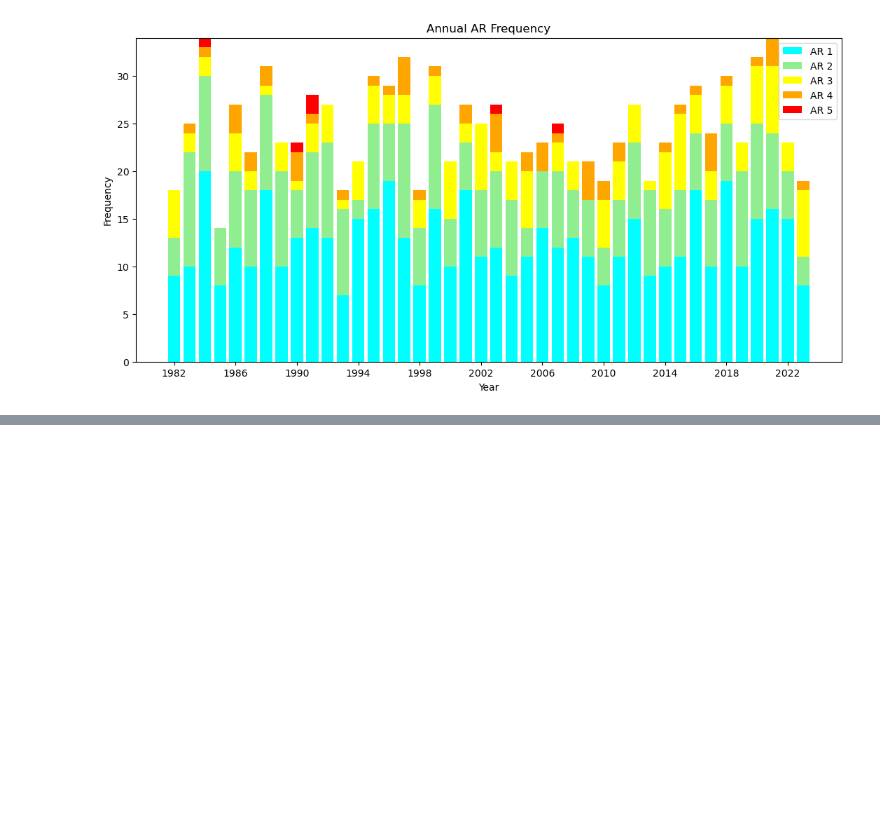
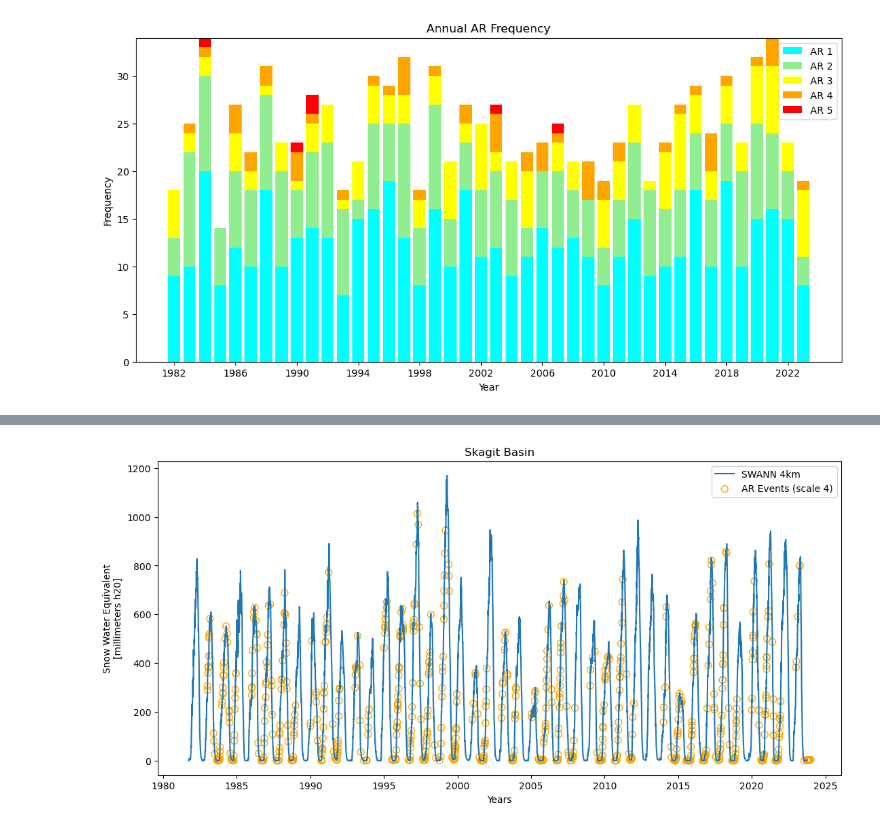
Before and after one commit to DSHydro/SnowComp, a Jupyter notebook: Getting Skagit Data.ipynb, the cells around one changed output, grey strips where cells are left out. Saved outputs shown, nothing was run; the diff lists cells and outputs as text; code cells hidden in the pictures; blank space fills up the shorter version.

```diff
--- a/Getting Skagit Data.ipynb
+++ b/Getting Skagit Data.ipynb
@@ -133,0 +133,6 @@ plt.show()
+# %%
+dates_4 = filter_dates(4)
+SWE_events_4 = ua_skagit_clipped_mean.sel(time=dates_4, method='nearest')
+graph_AR_Events(dates_4, SWE_events_4, 4, 'orange')
+# %% [output]
+[figure, added]
```
Also changed, not shown: parts of 8 cells of this notebook.
